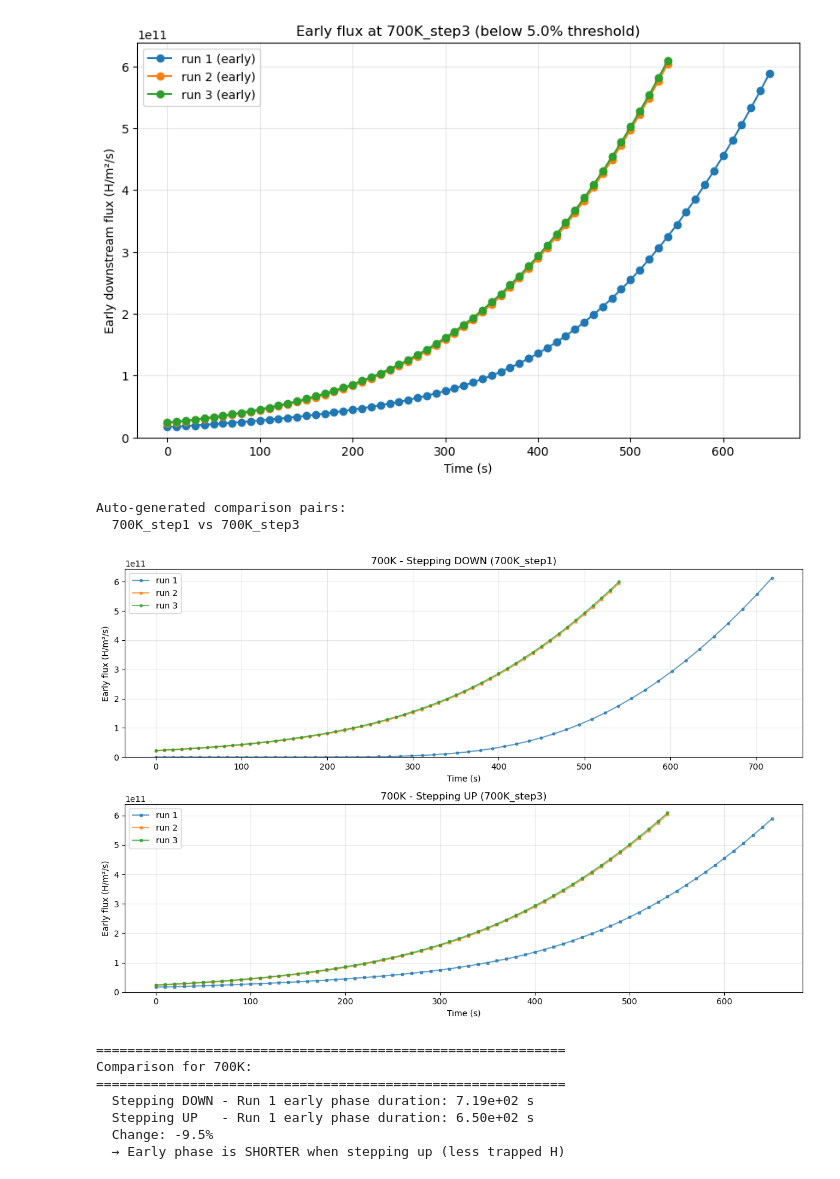
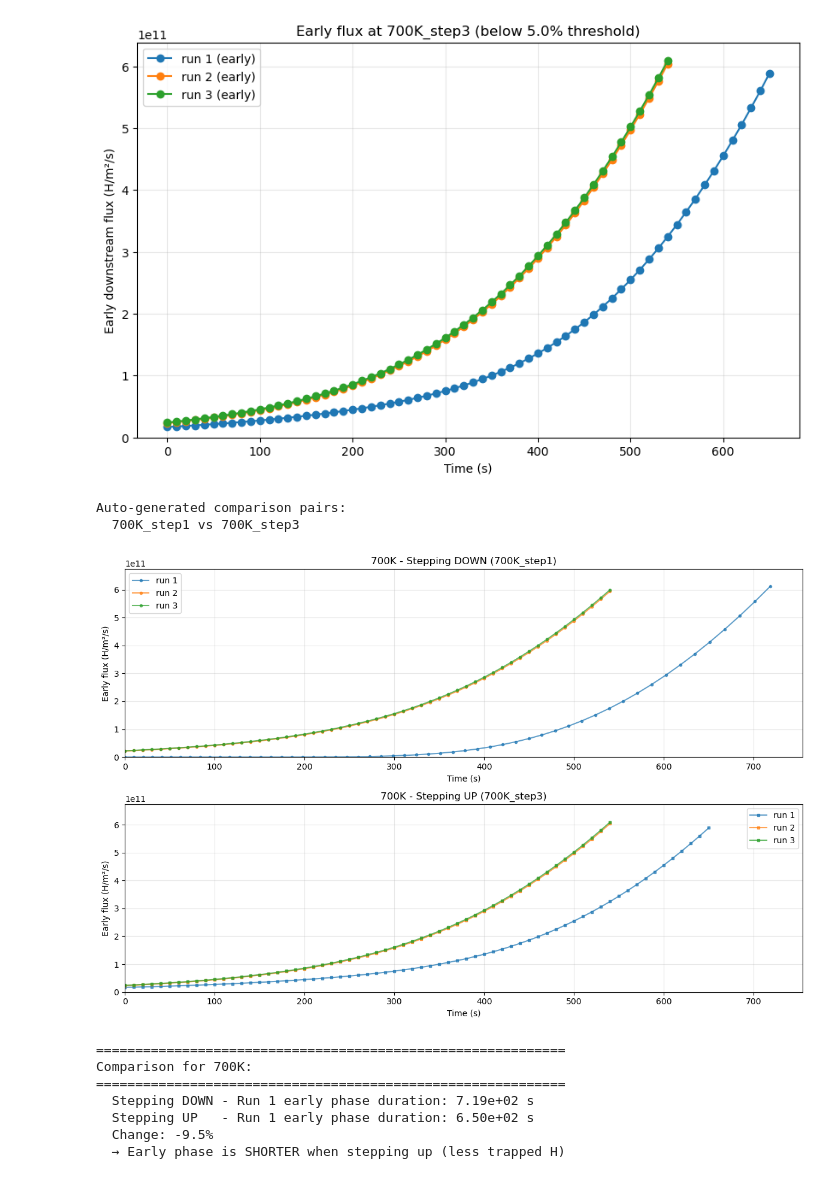
Before and after one commit to WeaverC20/permeation_barrier_analysis, a Jupyter notebook: two_layer_numerical/timelag_analysis.ipynb, the cells around one changed output. Cells and saved outputs as stored; diff of their text form; code cells hidden in the pictures.

Commit message:
edited graphs to look a little better

```diff
--- a/two_layer_numerical/timelag_analysis.ipynb
+++ b/two_layer_numerical/timelag_analysis.ipynb
@@ -745,73 +704,93 @@ for down_key, up_key, temp_label in comparison_pairs:
     down_data = temp_early_data[down_key]
     up_data = temp_early_data[up_key]
 
-    plt.figure(figsize=(12, 8))
+    # Find the maximum x value across both datasets for aligned axes
+    max_x = 0
+    for t_early, f_early in down_data['early_runs']:
+        if len(t_early) > 0:
+            t_plot = t_early - t_early[0]
+            max_x = max(max_x, t_plot[-1] if len(t_plot) > 0 else 0)
+    for t_early, f_early in up_data['early_runs']:
+        if len(t_early) > 0:
+            t_plot = t_early - t_early[0]
+            max_x = max(max_x, t_plot[-1] if len(t_plot) > 0 else 0)
+
+    # Find the maximum y value across both datasets for aligned axes
+    max_y = 0
+    for t_early, f_early in down_data['early_runs']:
+        if len(f_early) > 0:
+            max_y = max(max_y, np.max(f_early))
+    for t_early, f_early in up_data['early_runs']:
+        if len(f_early) > 0:
+            max_y = max(max_y, np.max(f_early))
+
+    fig, axes = plt.subplots(2, 1, figsize=(12, 8))
 
     # Plot stepping down (first occurrence of this temperature)
-    plt.subplot(2, 1, 1)
     for i, (t_early, f_early) in enumerate(down_data['early_runs'], start=1):
         if len(t_early) == 0:
             continue
         # Shift ALL runs to start at zero
         t_plot = t_early - t_early[0]
-        plt.plot(t_plot, f_early, label=f"run {i}", marker='o', markersize=3, alpha=0.7)
+        axes[0].plot(t_plot, f_early, label=f"run {i}", marker='o', markersize=3, alpha=0.7)
 
-    plt.ylim(bottom=0)
-    plt.xlabel("Time (s)")
-    plt.ylabel("Early flux (H/m²/s)")
-    plt.title(f"{temp_label} - Stepping DOWN ({down_key})")
-    plt.legend()
-    plt.grid(True, alpha=0.3)
+    axes[0].set_xlim(0, max_x * 1.05)
+    axes[0].set_ylim(0, max_y * 1.1)
+    axes[0].set_xlabel("Time (s)")
+    axes[0].set_ylabel("Early flux (H/m²/s)")
+    axes[0].set_title(f"{temp_label} - Stepping DOWN ({down_key})")
+    axes[0].legend()
+    axes[0].grid(True, alpha=0.3)
 
     # Plot stepping up (return to this temperature)
-    plt.subplot(2, 1, 2)
     for i, (t_early, f_early) in enumerate(up_data['early_runs'], start=1):
         if len(t_early) == 0:
             continue
         # Shift ALL runs to start at zero
         t_plot = t_early - t_early[0]
-        plt.plot(t_plot, f_early, label=f"run {i}", marker='s', markersize=3, alpha=0.7)
+        axes[1].plot(t_plot, f_early, label=f"run {i}", marker='s', markersize=3, alpha=0.7)
 
-    plt.ylim(bottom=0)
-    plt.xlabel("Time (s)")
-    plt.ylabel("Early flux (H/m²/s)")
-    plt.title(f"{temp_label} - Stepping UP ({up_key})")
-    plt.legend()
-    plt.grid(True, alpha=0.3)
+    axes[1].set_xlim(0, max_x * 1.05)
+    axes[1].set_ylim(0, max_y * 1.1)
+    axes[1].set_xlabel("Time (s)")
+    axes[1].set_ylabel("Early flux (H/m²/s)")
+    axes[1].set_title(f"{temp_label} - Stepping UP ({up_key})")
+    axes[1].legend()
+    axes[1].grid(True, alpha=0.3)
 
     plt.tight_layout()
     plt.show()
 
     # Print comparison metrics
     print(f"\n{'='*60}")
     print(f"Comparison for {temp_label}:")
     print(f"{'='*60}")
 
     # Compare first runs
     if len(down_data['early_runs'][0][0]) > 0 and len(up_data['early_runs'][0][0]) > 0:
         down_t1, down_f1 = down_data['early_runs'][0]
         up_t1, up_f1 = up_data['early_runs'][0]
 
         down_duration = down_t1[-1] - down_t1[0] if len(down_t1) > 1 else 0
         up_duration = up_t1[-1] - up_t1[0] if len(up_t1) > 1 else 0
 
         print(f"  Stepping DOWN - Run 1 early phase duration: {down_duration:.2e} s")
         print(f"  Stepping UP   - Run 1 early phase duration: {up_duration:.2e} s")
 
         if down_duration > 0:
             change_pct = ((up_duration - down_duration) / down_duration) * 100
             print(f"  Change: {change_pct:+.1f}%")
 
             if up_duration > down_duration:
                 print(f"  → Early phase is LONGER when stepping up (more trapped H)")
             elif up_duration < down_duration:
                 print(f"  → Early phase is SHORTER when stepping up (less trapped H)")
             else:
                 print(f"  → Early phase duration is similar")
 # %% [output]
 Auto-generated comparison pairs:
   700K_step1 vs 700K_step3
-[figure, old version]
+[figure, new version]
 ============================================================
 Comparison for 700K:
 ============================================================
```
Also changed, not shown: parts of 2 cells of this notebook.
